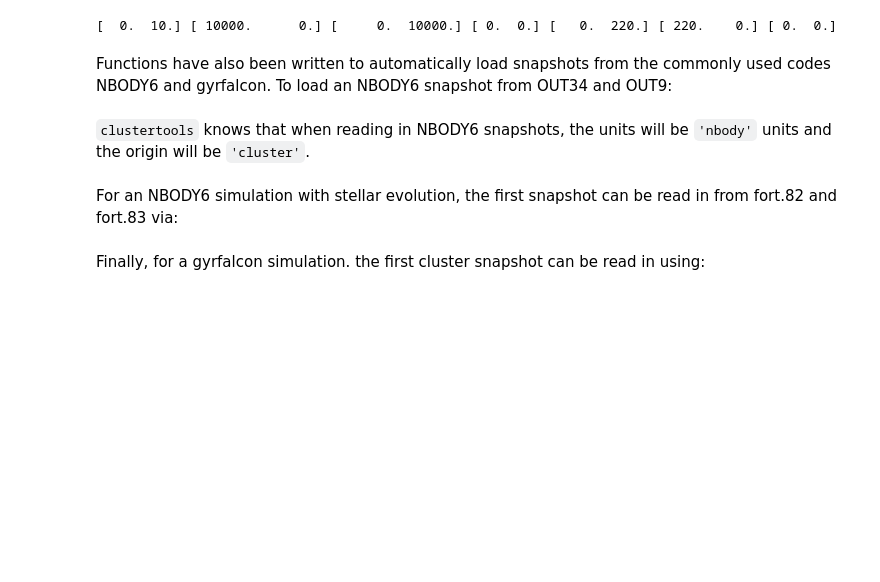
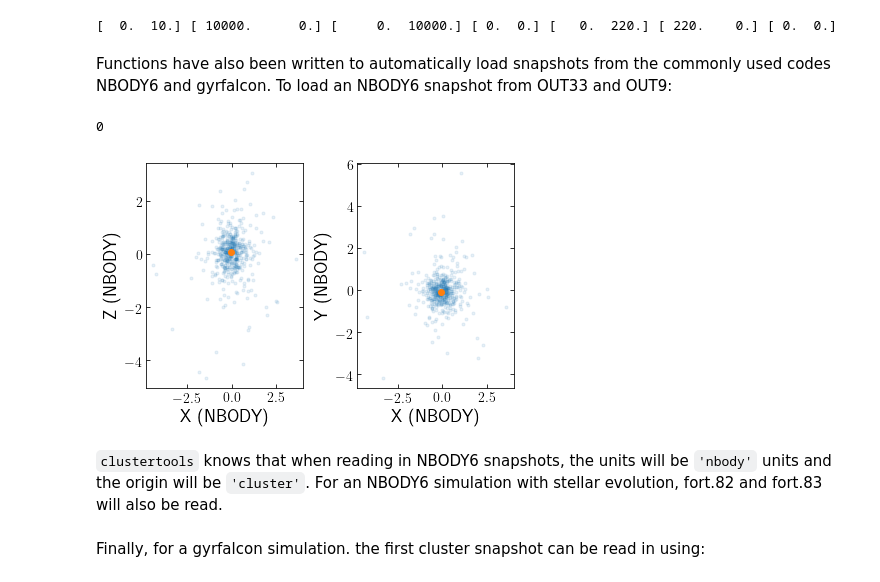
Before and after one commit to webbjj/clustertools, a Jupyter notebook: docs/source/notebooks/loading_and_advancing.ipynb, the cells around one changed output. Cells and saved outputs as stored; diff of their text form; code cells hidden in the pictures; blank space fills up the shorter version.

```diff
--- a/docs/source/notebooks/loading_and_advancing.ipynb
+++ b/docs/source/notebooks/loading_and_advancing.ipynb
@@ -90,10 +91,12 @@ print(cluster.tphys,cluster.xgc,cluster.ygc,cluster.zgc,cluster.vxgc,cluster.vyg
 # %% [output]
 [  0.  10.] [ 10000.      0.] [     0.  10000.] [ 0.  0.] [   0.  220.] [ 220.    0.] [ 0.  0.]
 # %% [markdown]
-Functions have also been written to automatically load snapshots from the commonly used codes NBODY6 and gyrfalcon. To load an NBODY6 snapshot from OUT34 and OUT9:
+Functions have also been written to automatically load snapshots from the commonly used codes NBODY6 and gyrfalcon. To load an NBODY6 snapshot from OUT33 and OUT9:
 # %%
-cluster=ctools.load_cluster('nbody6')
+cluster=ctools.load_cluster('nbody6',wdir='./nbody6_sim/')
+ctools.starplot(cluster)
+# %% [output]
+0
+[figure, added]
 # %% [markdown]
-``clustertools`` knows that when reading in NBODY6 snapshots, the units will be ``'nbody'`` units and the origin will be ``'cluster'``.
+``clustertools`` knows that when reading in NBODY6 snapshots, the units will be ``'nbody'`` units and the origin will be ``'cluster'``. For an NBODY6 simulation with stellar evolution, fort.82 and fort.83 will also be read.
-# %% [markdown]
-For an NBODY6 simulation with stellar evolution, the first snapshot can be read in from fort.82 and fort.83 via:
```
Also changed, not shown: parts of 11 cells of this notebook, 12 other files.
